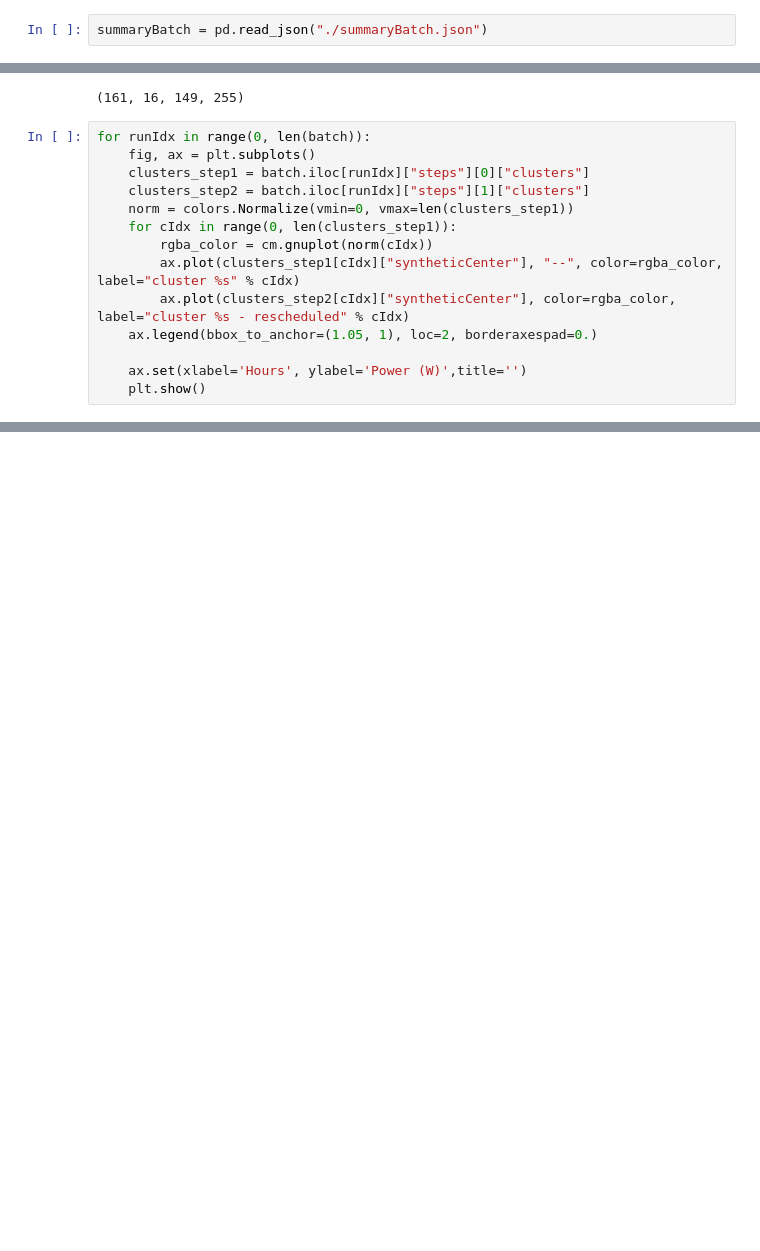
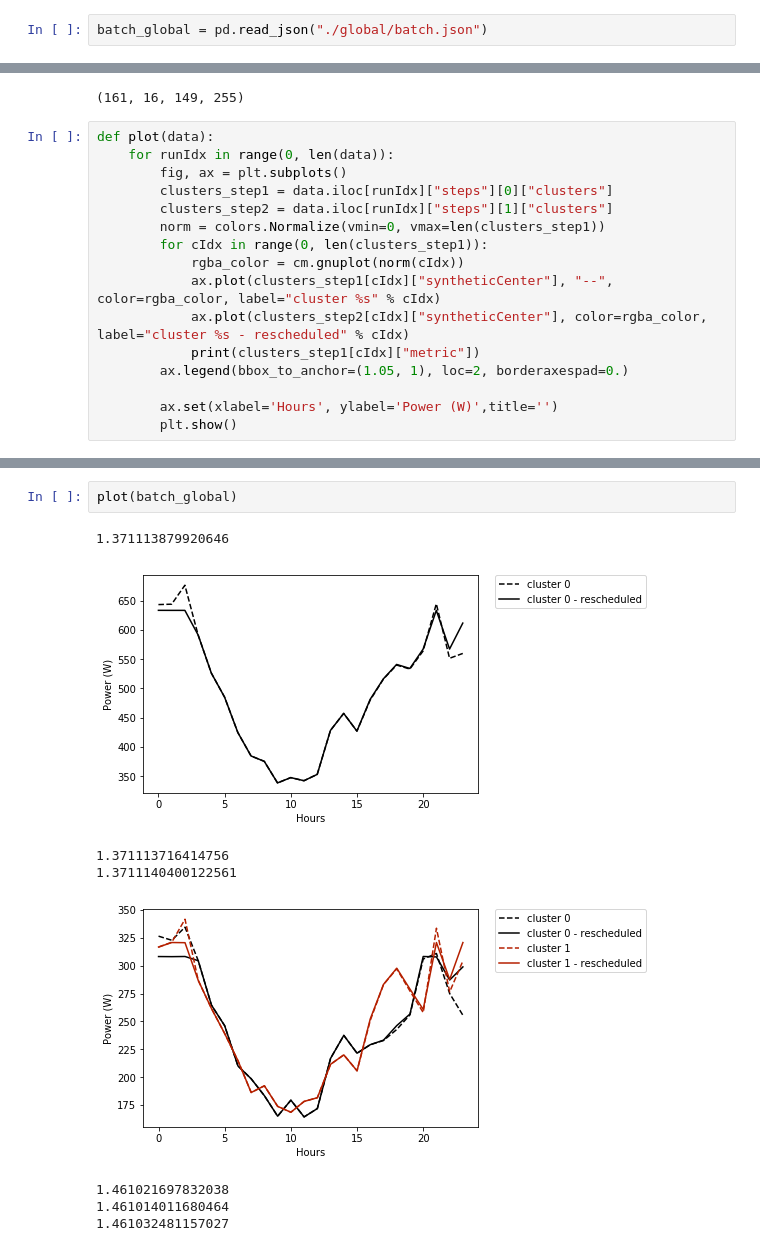
Before and after one commit to vicaba/siot-clustering-viz, a Jupyter notebook: siot-clustering.ipynb, the cells around one changed output, grey strips where cells are left out. Drawn from its saved outputs; the diff is of its cells as text; blank space fills up the shorter version.

```diff
--- a/siot-clustering.ipynb
+++ b/siot-clustering.ipynb
@@ -7,2 +10,2 @@ import matplotlib.cm as cmx
 # %%
-summaryBatch = pd.read_json("./summaryBatch.json")
+batch_global = pd.read_json("./global/batch.json")
@@ -30,16 +31,18 @@ rgba_color
 # %% [output]
 (161, 16, 149, 255)
 # %%
-for runIdx in range(0, len(batch)):
-    fig, ax = plt.subplots()
-    clusters_step1 = batch.iloc[runIdx]["steps"][0]["clusters"]
-    clusters_step2 = batch.iloc[runIdx]["steps"][1]["clusters"]
-    norm = colors.Normalize(vmin=0, vmax=len(clusters_step1))
-    for cIdx in range(0, len(clusters_step1)):
-        rgba_color = cm.gnuplot(norm(cIdx))
-        ax.plot(clusters_step1[cIdx]["syntheticCenter"], "--", color=rgba_color, label="cluster %s" % cIdx)
-        ax.plot(clusters_step2[cIdx]["syntheticCenter"], color=rgba_color, label="cluster %s - rescheduled" % cIdx)
-    ax.legend(bbox_to_anchor=(1.05, 1), loc=2, borderaxespad=0.)
+def plot(data):
+    for runIdx in range(0, len(data)):
+        fig, ax = plt.subplots()
+        clusters_step1 = data.iloc[runIdx]["steps"][0]["clusters"]
+        clusters_step2 = data.iloc[runIdx]["steps"][1]["clusters"]
+        norm = colors.Normalize(vmin=0, vmax=len(clusters_step1))
+        for cIdx in range(0, len(clusters_step1)):
+            rgba_color = cm.gnuplot(norm(cIdx))
+            ax.plot(clusters_step1[cIdx]["syntheticCenter"], "--", color=rgba_color, label="cluster %s" % cIdx)
+            ax.plot(clusters_step2[cIdx]["syntheticCenter"], color=rgba_color, label="cluster %s - rescheduled" % cIdx)
+            print(clusters_step1[cIdx]["metric"])
+        ax.legend(bbox_to_anchor=(1.05, 1), loc=2, borderaxespad=0.)
 
-    ax.set(xlabel='Hours', ylabel='Power (W)',title='')
-    plt.show()
+        ax.set(xlabel='Hours', ylabel='Power (W)',title='')
+        plt.show()
@@ -52,0 +49,11 @@ for runIdx in range(0, len(batch)):
+# %%
+plot(batch_global)
+# %% [output]
+1.371113879920646
+[figure, added]
+1.371113716414756
+1.3711140400122561
+[figure, added]
+1.461021697832038
+1.461014011680464
+1.461032481157027
```
Also changed, not shown: parts of 10 cells of this notebook, 8 other files.
